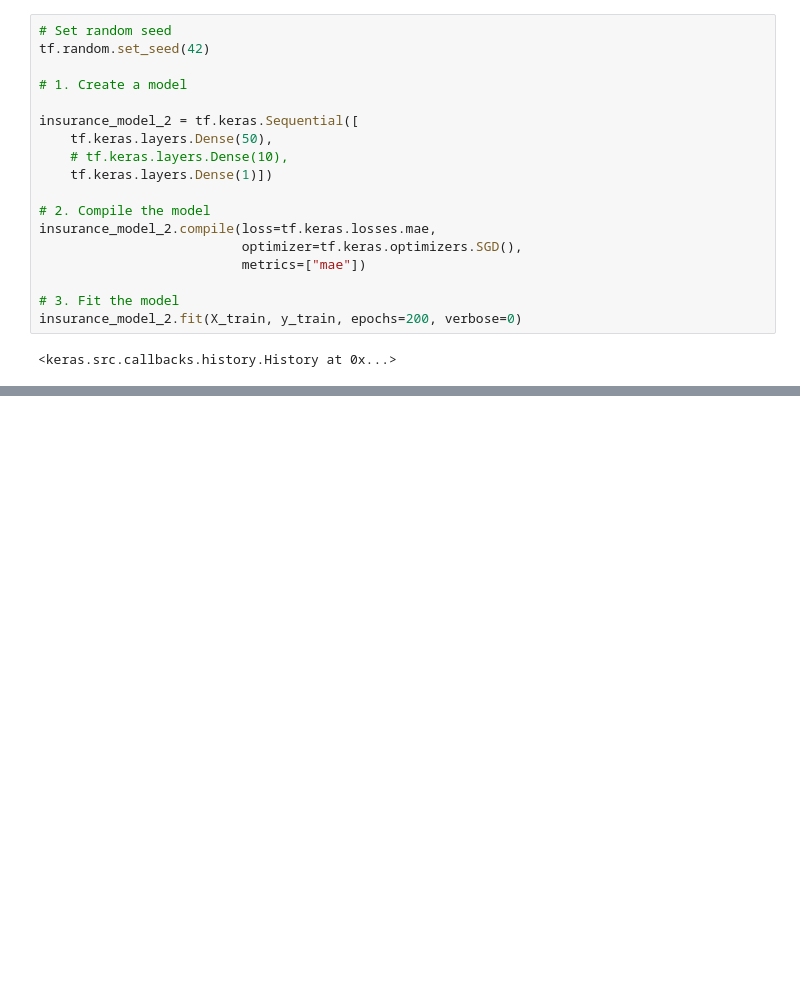
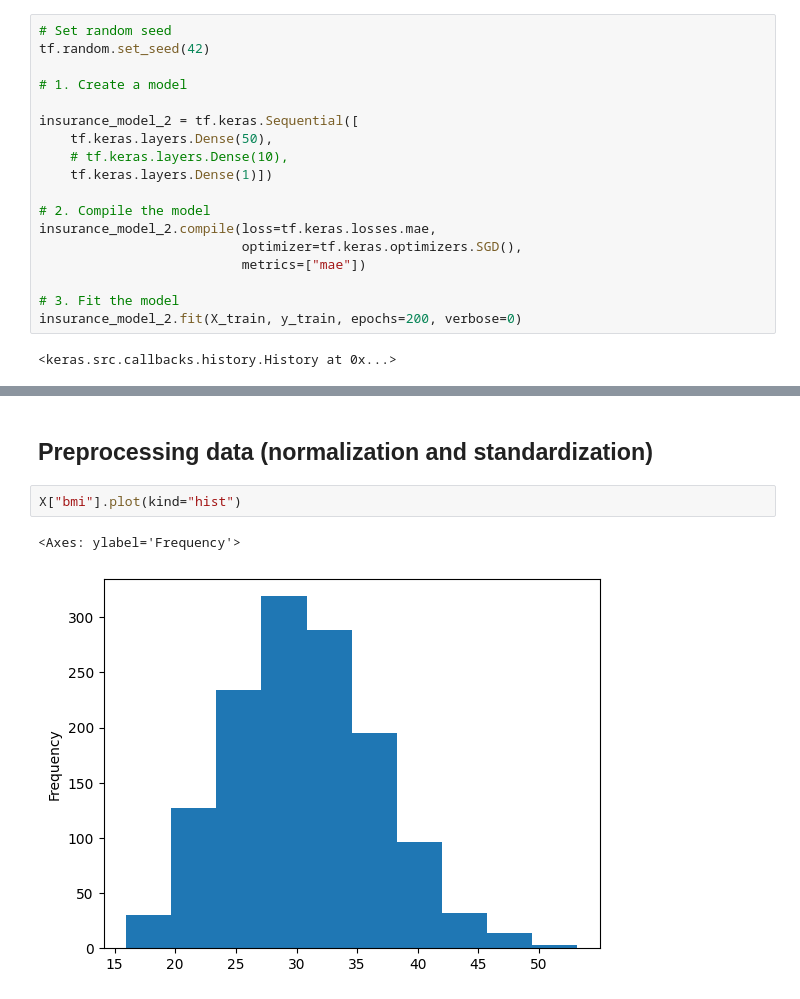
Before and after one commit to Glockrover/LearnTensorFlow, a Jupyter notebook: Neural_Network_Regression.ipynb, the cells around one changed output, grey strips where cells are left out. Saved outputs shown, nothing was run; the diff lists cells and outputs as text; blank space fills up the shorter version.

```diff
--- a/Neural_Network_Regression.ipynb
+++ b/Neural_Network_Regression.ipynb
@@ -760,0 +764,7 @@ Text(0.5, 0, 'epochs')
+# %% [markdown]
+## Preprocessing data (normalization and standardization)
+# %%
+X["bmi"].plot(kind="hist")
+# %% [output]
+<Axes: ylabel='Frequency'>
+[figure, added]
```
Also changed, not shown: parts of 28 cells of this notebook.
